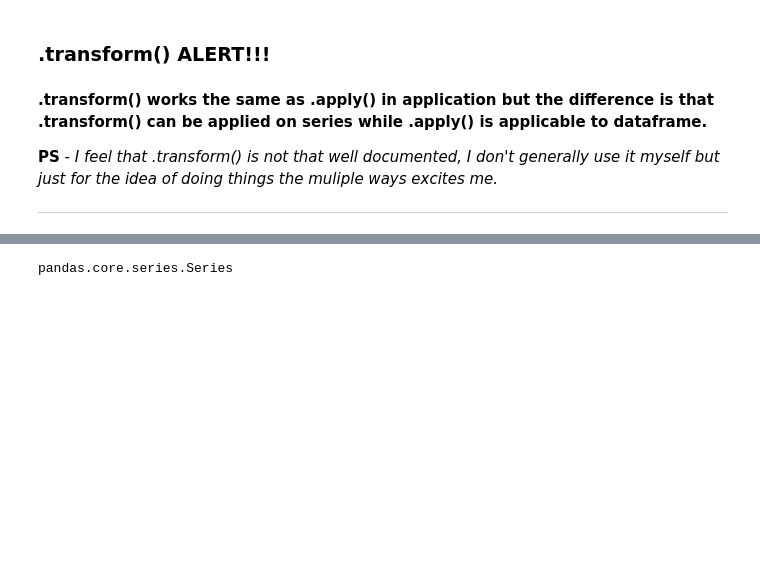
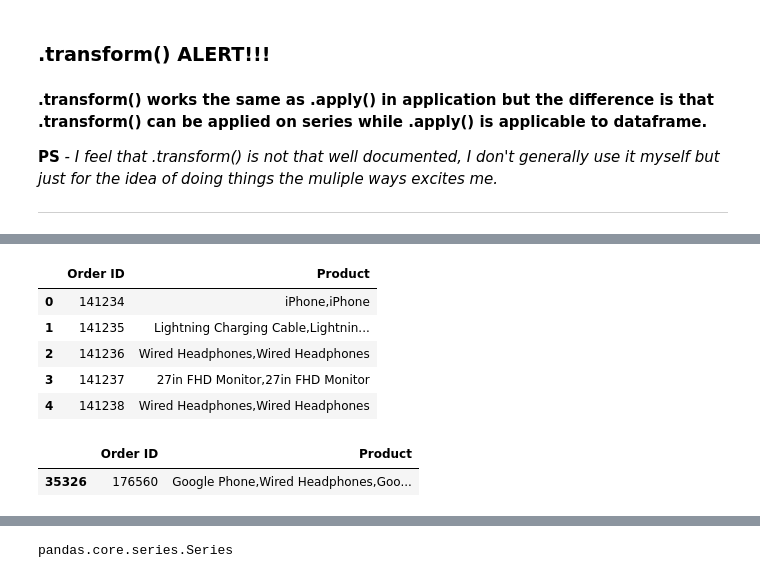
Before and after one commit to rustydigg918/Dell_Inspiron_works, a Jupyter notebook: Keith_Gali_Working_With_Real_World/Real life business problem.ipynb, the cells around one changed output, grey strips where cells are left out. Drawn from its saved outputs; the diff is of its cells as text; code cells hidden in the pictures; blank space fills up the shorter version.

```diff
--- a/Keith_Gali_Working_With_Real_World/Real life business problem.ipynb
+++ b/Keith_Gali_Working_With_Real_World/Real life business problem.ipynb
@@ -817,0 +838,3 @@ ___
+# %%
+%%time
+e = df_dup.groupby(['Order ID'])['Product'].progress_apply(','.join).reset_index()
@@ -817,0 +843,14 @@ ___
+# %%
+e.head()
+# %% [output]
+|  | Order ID | Product |
+| 0 | 141234 | iPhone,iPhone |
+| 1 | 141235 | Lightning Charging Cable,Lightnin... |
+| 2 | 141236 | Wired Headphones,Wired Headphones |
+| 3 | 141237 | 27in FHD Monitor,27in FHD Monitor |
+| 4 | 141238 | Wired Headphones,Wired Headphones |
+# %%
+e[e['Order ID'] == '176560']
+# %% [output]
+|  | Order ID | Product |
+| 35326 | 176560 | Google Phone,Wired Headphones,Goo... |
```
Also changed, not shown: parts of 21 cells of this notebook, 2 other files.
